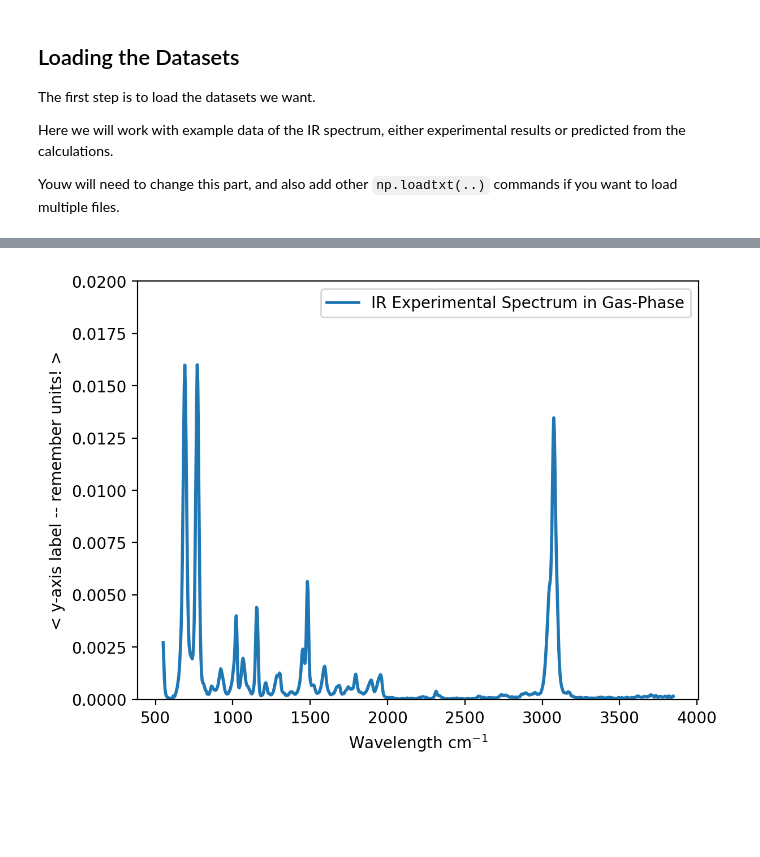
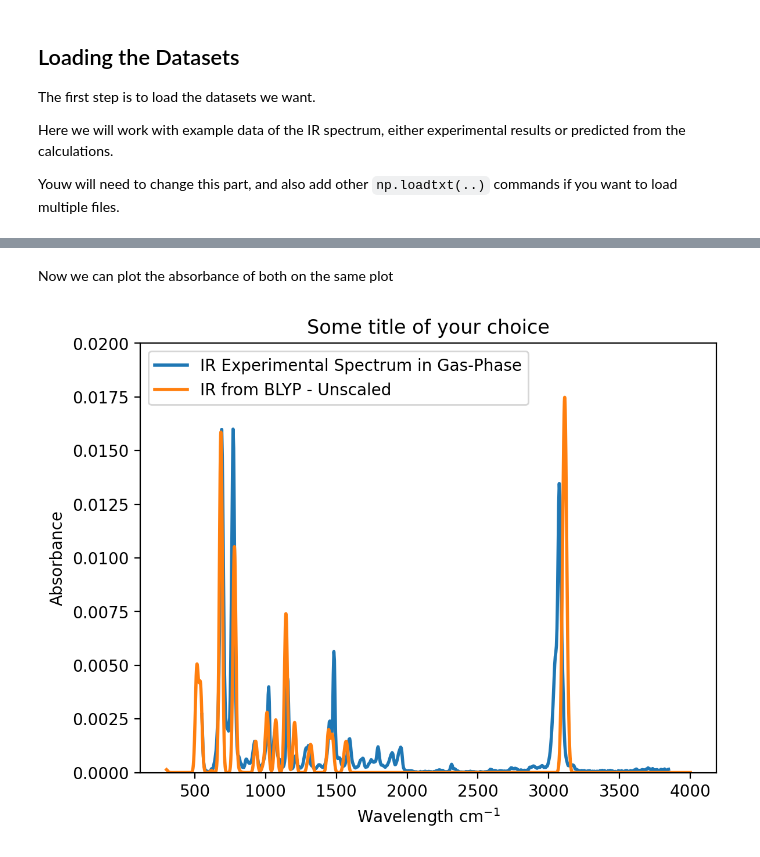
Before and after one commit to valsson-group/UNT-Chem5660-Fall2023, a Jupyter notebook: Python-PlotData/Plot_IR_Spectra.ipynb, the cells around one changed output, grey strips where cells are left out. Drawn from its saved outputs; the diff is of its cells as text; code cells hidden in the pictures; blank space fills up the shorter version.

```diff
--- a/Python-PlotData/Plot_IR_Spectra.ipynb
+++ b/Python-PlotData/Plot_IR_Spectra.ipynb
@@ -27,6 +28,10 @@ Youw will need to change this part, and also add other `np.loadtxt(..)` commands
 # %%
 # This is just an example
 ir_exp = np.loadtxt("azobenzene_ir-spectra_gas-phase.dat")
+ir_blyp = np.loadtxt("azobenzene_trans_BLYP_def2-TZVPP_ORCA.out.ir.dat")
+
+print("Shape of ir_exp: {:}".format(ir_exp.shape))
+print("Shape of ir_blyp: {:}".format(ir_blyp.shape))
 
 
 # For your own data, you need to write a seperate np.loadtxt call for each data file,
@@ -39,0 +101,18 @@ We will first plot the two data files separately to show that they are printed i
+# %%
+# ir_blyp[:,1] is the y-axis from IR spectrum from ORCA
+# [:,1] means that we take all the rows in the 2nd column in the ir_blyp matrix obtained from
+# the data file. Note: Python indexing starts from 0.
+
+# ir_blyp_abs is a new vector
+ir_blyp_abs = 1000.0 - ir_blyp[:,1]
+
+# We can see that both vectors have the same size
+print("Size of ir_blyp[:,1]: {:d}".format(len(ir_blyp[:,1])))
+print("Size of ir_blyp_abs: {:d}".format(len(ir_blyp_abs)))
+print("")
+print("ir_blyp[:,1]:")
+print("- Minimum {:f}".format(np.min(ir_blyp[:,1])))
+print("- Maximum {:f}".format(np.max(ir_blyp[:,1])))
+print("ir_blyp_abs")
+print("- Minimum {:f}".format(np.min(ir_blyp_abs)))
+print("- Maximum {:f}".format(np.max(ir_blyp_abs)))
@@ -40,20 +129,26 @@ We will first plot the two data files separately to show that they are printed i
+# %% [markdown]
+Now we can plot the absorbance of both on the same plot
 # %%
 plt.plot(ir_exp[:,0],
          ir_exp[:,1],
          "-",
          linewidth=2,
          label="IR Experimental Spectrum in Gas-Phase")
-
-plt.legend()
+plt.plot(ir_blyp[:,0],
+         ir_blyp_abs,
+         "-",
+         linewidth=2,
+         label="IR from BLYP - Unscaled")
+# This the range of y-axis, might need to be adjusted
 plt.ylim([0.0,0.020])
-
 # You can use LaTeX math syntax in label text by enclosing it in $$
 plt.xlabel("Wavelength cm$^{-1}$")
-plt.ylabel("< y-axis label -- remember units! >")
-
+plt.ylabel("Absorbance")
+plt.title("Some title of your choice")
+plt.legend()
+# You can add a plt.savefig(..) call to save the plot to a PNG file.
+plt.savefig("Plot_Absorbance.png")
+# adding this command will show the current plot
 plt.show()
-
-# uncomment this if you want to save the file.
-# plt.savefig("")
 # %% [output]
-[figure, old version]
+[figure, new version]
```
Also changed, not shown: parts of 13 cells of this notebook.
